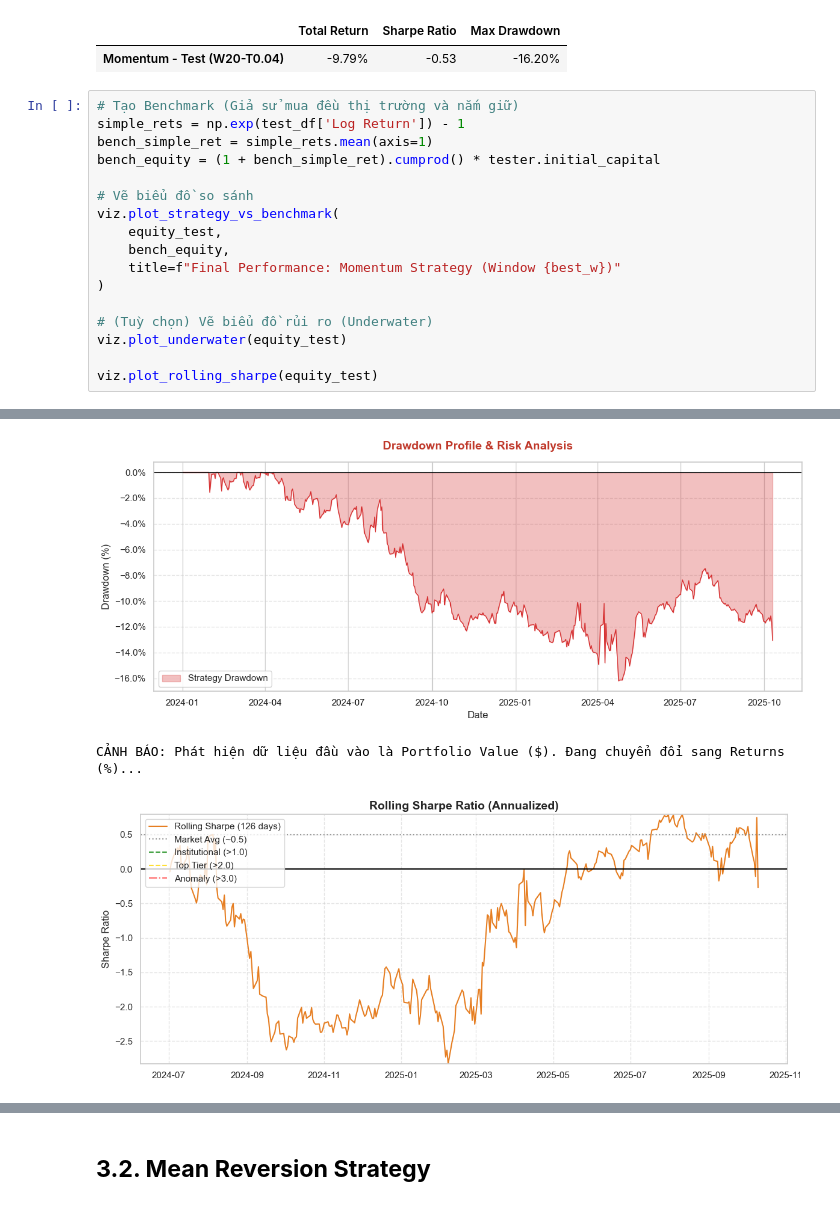
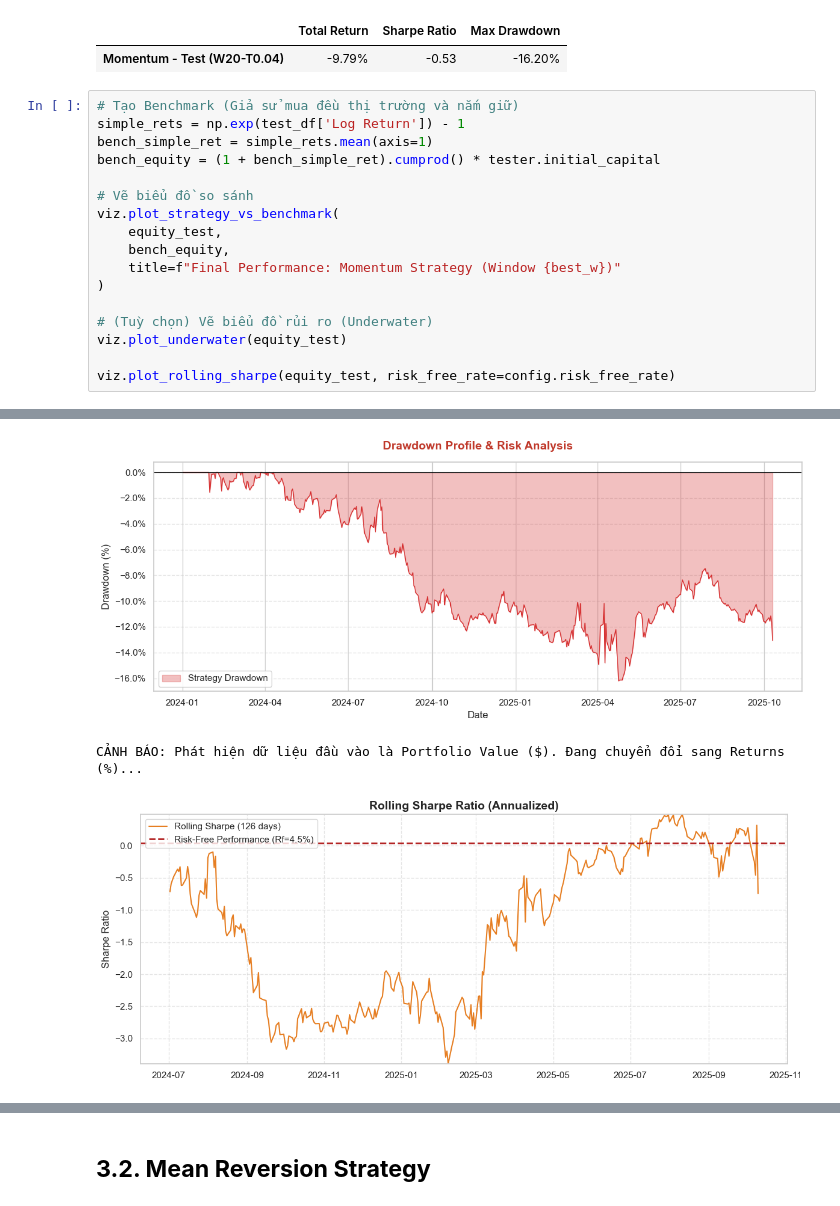
Before and after one commit to buibaongan/CF_Ngan23280071_Dung23280048, a Jupyter notebook: notebook/main.ipynb, the cells around one changed output, grey strips where cells are left out. Saved outputs shown, nothing was run; the diff lists cells and outputs as text.

```diff
--- a/notebook/main.ipynb
+++ b/notebook/main.ipynb
@@ -201,22 +214,22 @@ BEST PARAMS: Window=20, Threshold=0.04
 # %%
 # Tạo Benchmark (Giả sử mua đều thị trường và nắm giữ)
 simple_rets = np.exp(test_df['Log Return']) - 1
 bench_simple_ret = simple_rets.mean(axis=1)
 bench_equity = (1 + bench_simple_ret).cumprod() * tester.initial_capital
 
 # Vẽ biểu đồ so sánh
 viz.plot_strategy_vs_benchmark(
     equity_test,
     bench_equity,
     title=f"Final Performance: Momentum Strategy (Window {best_w})"
 )
 
 # (Tuỳ chọn) Vẽ biểu đồ rủi ro (Underwater)
 viz.plot_underwater(equity_test)
 
-viz.plot_rolling_sharpe(equity_test)
+viz.plot_rolling_sharpe(equity_test, risk_free_rate=config.risk_free_rate)
 # %% [output]
 [figure]
 [figure]
 CẢNH BÁO: Phát hiện dữ liệu đầu vào là Portfolio Value ($). Đang chuyển đổi sang Returns (%)...
-[figure, old version]
+[figure, new version]
```
Also changed, not shown: parts of 10 cells of this notebook, 4 other files.
